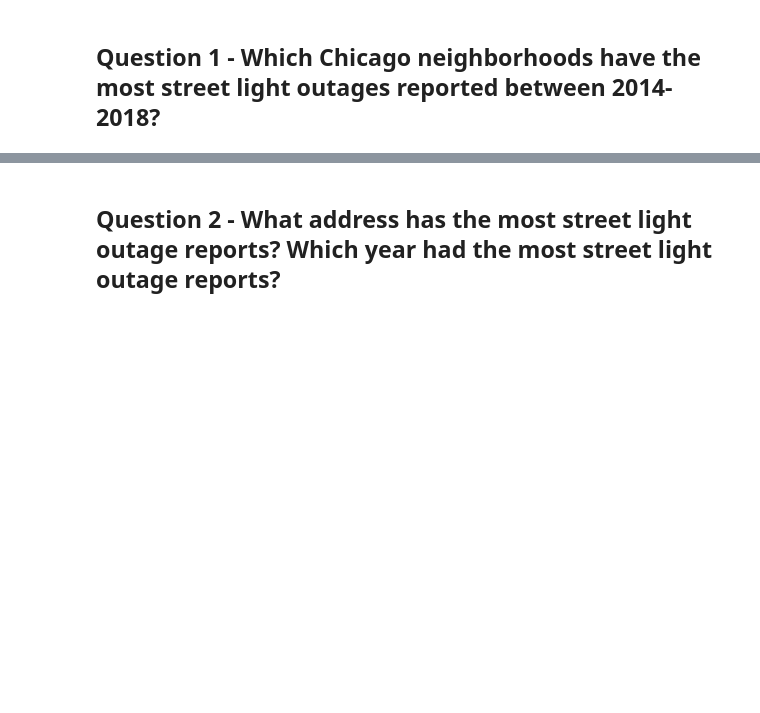
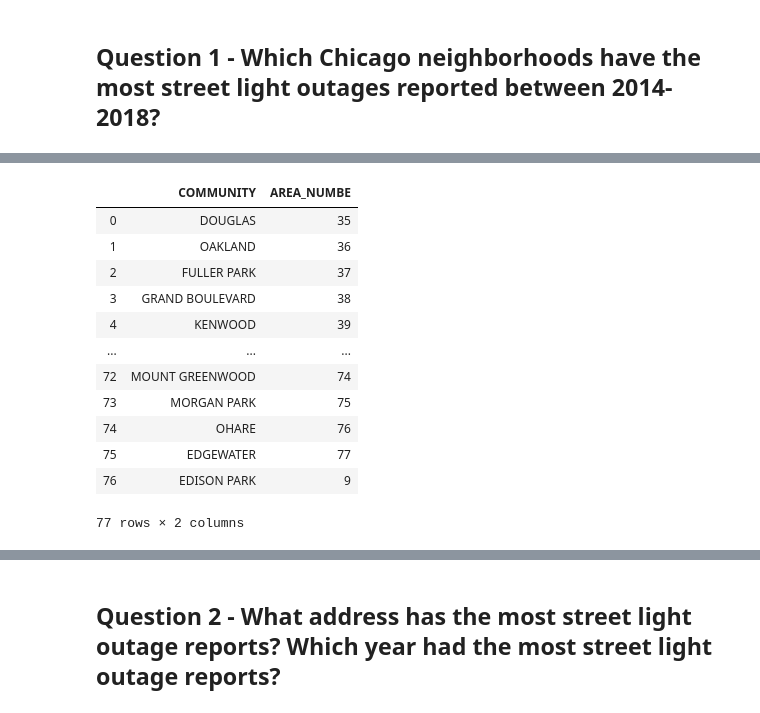
Before and after one commit to abejones26/Street-Lights, a Jupyter notebook: street-light-outages-crime-analysis.ipynb, the cells around one changed output, grey strips where cells are left out. Saved outputs shown, nothing was run; the diff lists cells and outputs as text; code cells hidden in the pictures; blank space fills up the shorter version.

```diff
--- a/street-light-outages-crime-analysis.ipynb
+++ b/street-light-outages-crime-analysis.ipynb
@@ -77,0 +113,18 @@ del street_light_reports_pd["Ward", "Police District"]
+# %%
+#Display Summary of Community Area Names and Corresposonding Number in Data Frame
+community_area_names=community_area_names_pd[['COMMUNITY','AREA_NUMBE']]
+community_area_names
+# %% [output]
+|  | COMMUNITY | AREA_NUMBE |
+| 0 | DOUGLAS | 35 |
+| 1 | OAKLAND | 36 |
+| 2 | FULLER PARK | 37 |
+| 3 | GRAND BOULEVARD | 38 |
+| 4 | KENWOOD | 39 |
+| ... | ... | ... |
+| 72 | MOUNT GREENWOOD | 74 |
+| 73 | MORGAN PARK | 75 |
+| 74 | OHARE | 76 |
+| 75 | EDGEWATER | 77 |
+| 76 | EDISON PARK | 9 |
+77 rows × 2 columns
```
Also changed, not shown: parts of 11 cells of this notebook.
